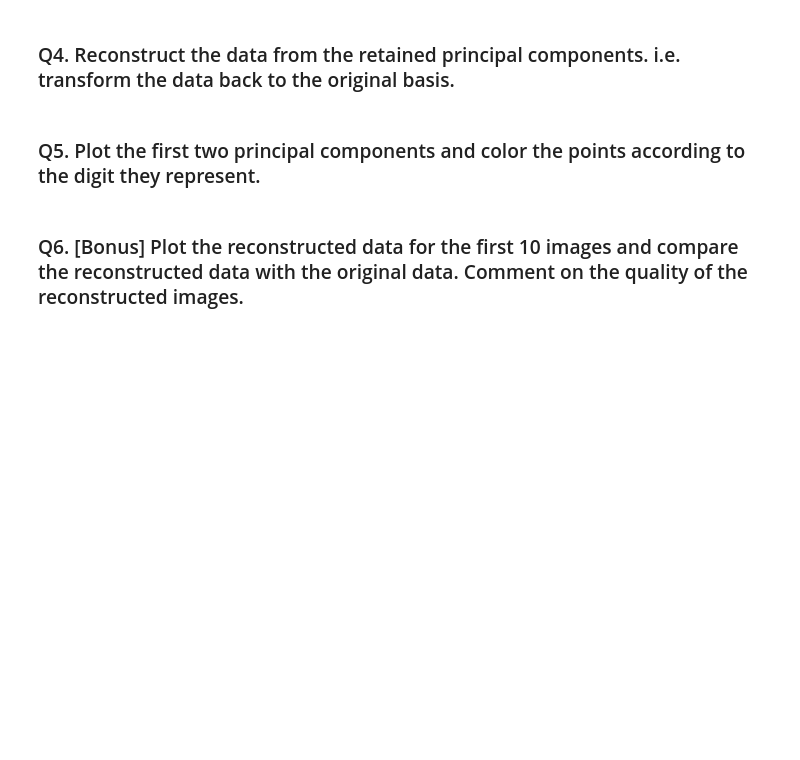
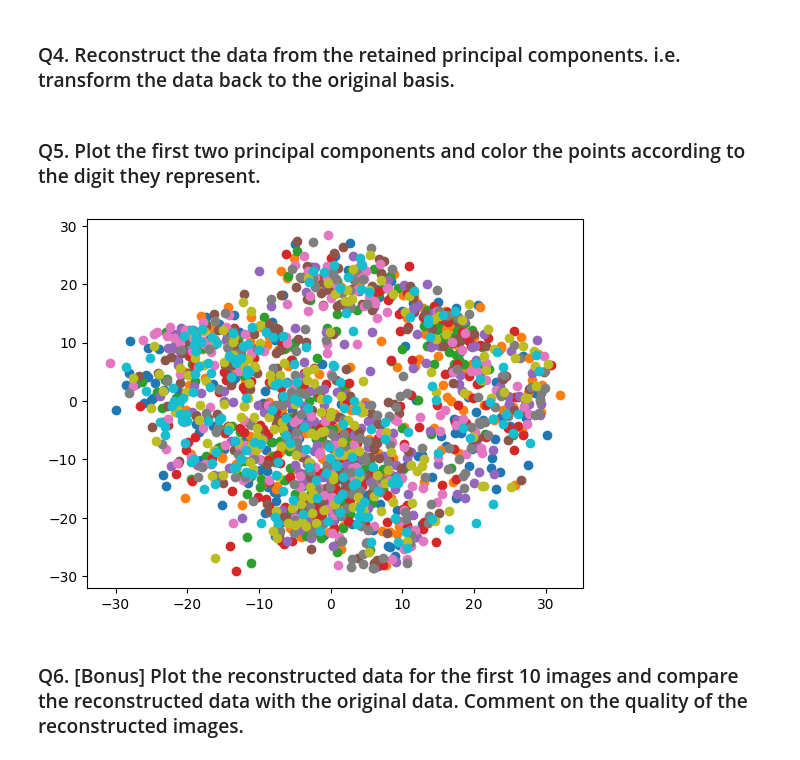
Before and after one commit to PraneethJain/Linear-Algebra, a Jupyter notebook: Assignment_6/2022101093_Q2.ipynb, the cells around one changed output. Drawn from its saved outputs; the diff is of its cells as text; code cells hidden in the pictures; blank space fills up the shorter version.

```diff
--- a/Assignment_6/2022101093_Q2.ipynb
+++ b/Assignment_6/2022101093_Q2.ipynb
@@ -155,6 +155,19 @@ reduced_data = reduced_matrix(X, highest_components)
 reconstructed_data = np.matmul(reduced_data, highest_components.T)
 # %% [markdown]
 ### Q5. Plot the first two principal components and color the points according to the digit they represent.
+# %%
+top_two_vecs = top_components(covariance_matrix, 2)
+two_reduced_matrix = reduced_matrix(X, top_two_vecs)
+if (True):            # To not show list output
+  [
+      plt.scatter(
+          two_reduced_matrix[i::10][:, 0],
+        two_reduced_matrix[i::10][:, 1],
+      )
+      for i in range(10)
+  ]
+# %% [output]
+[figure, added]
 # %% [markdown]
 
 ### Q6. [Bonus] Plot the reconstructed data for the first 10 images and compare the reconstructed data with the original data. Comment on the quality of the reconstructed images.
```
Also changed, not shown: parts of 4 cells of this notebook, 1 other file.
